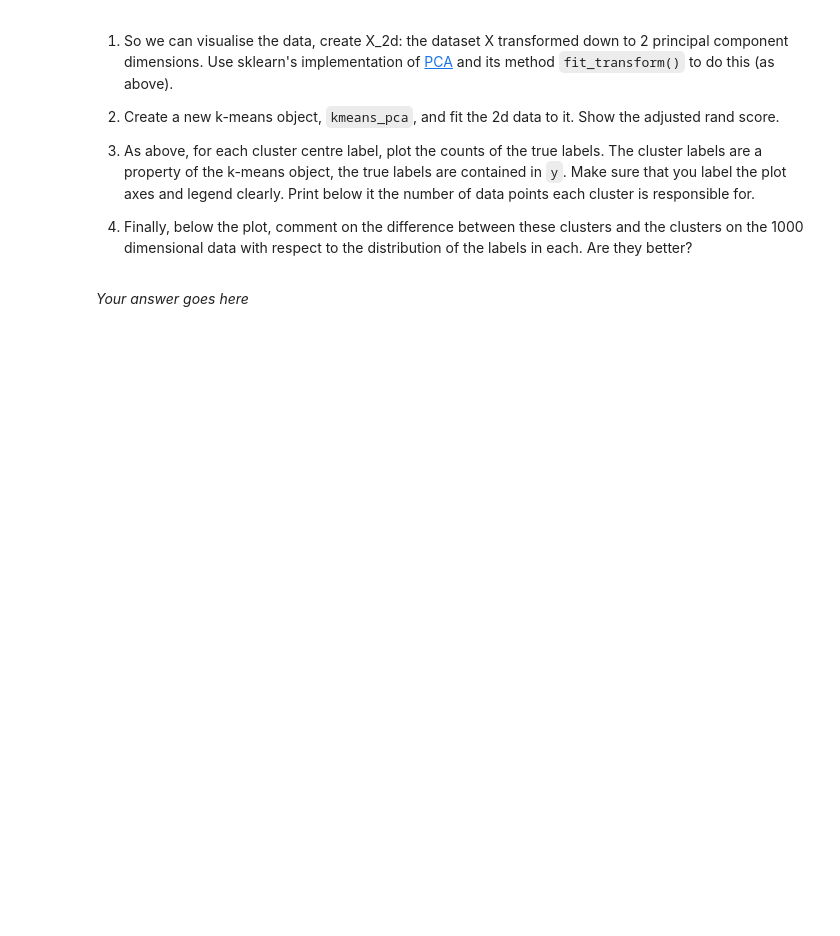
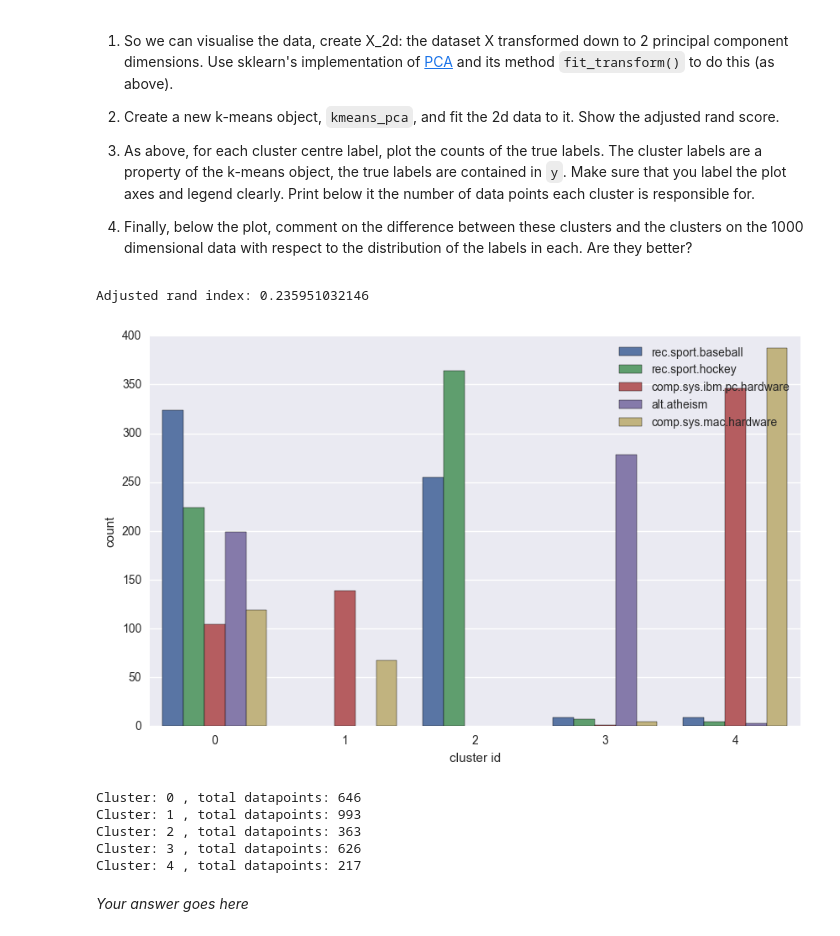
Before and after one commit to richardharmadi/iaml, a Jupyter notebook: 09_Assignment_4.ipynb, the cells around one changed output. Cells and saved outputs as stored; diff of their text form; code cells hidden in the pictures; blank space fills up the shorter version.

```diff
--- a/09_Assignment_4.ipynb
+++ b/09_Assignment_4.ipynb
@@ -169,0 +233,8 @@ Below the code, comment on the distribution of datapoints to cluster centres.
+# %%
+# Your code goes here
+label_count = dict((label,y.tolist().count(label)) for label in set(y.tolist()))
+
+output = kmeans.labels_.tolist()
+assigned_count = dict((label,output.count(label)) for label in set(output))
+print (label_count)
+print (assigned_count)
@@ -209,3 +349,28 @@ Plot `adjusted_rand_score` against number of principal components (label graph).
+# %%
+# Your code goes here
+pca2 = PCA(n_components=2)
+X_2d = pca2.fit_transform(X)
+kmeans_pca = KMeans(n_clusters=5, random_state=1511)
+kmeans_pca.fit(X_2d)
+print ("Adjusted rand index: {0}".format(adjusted_rand_score(y, kmeans.labels_)))
+
+fig, ax = plt.subplots(figsize=(10,6))
+ax = sns.countplot(x=kmeans_pca.labels_, hue=y, ax=ax)
+plt.xlabel('cluster id')
+plt.show()
+prediction = kmeans_pca.labels_.tolist()
+assigned_count = dict((label,output.count(label)) for label in set(output))
+
+for key in assigned_count:
+   print ("Cluster: {0} , total datapoints: {1}".format(key, assigned_count[key]))
+# %% [output]
+Adjusted rand index: 0.235951032146
+[figure, added]
+Cluster: 0 , total datapoints: 646
+Cluster: 1 , total datapoints: 993
+Cluster: 2 , total datapoints: 363
+Cluster: 3 , total datapoints: 626
+Cluster: 4 , total datapoints: 217
 # %% [markdown]
 *Your answer goes here*
 # %% [markdown]
```
Also changed, not shown: parts of 28 cells of this notebook.
